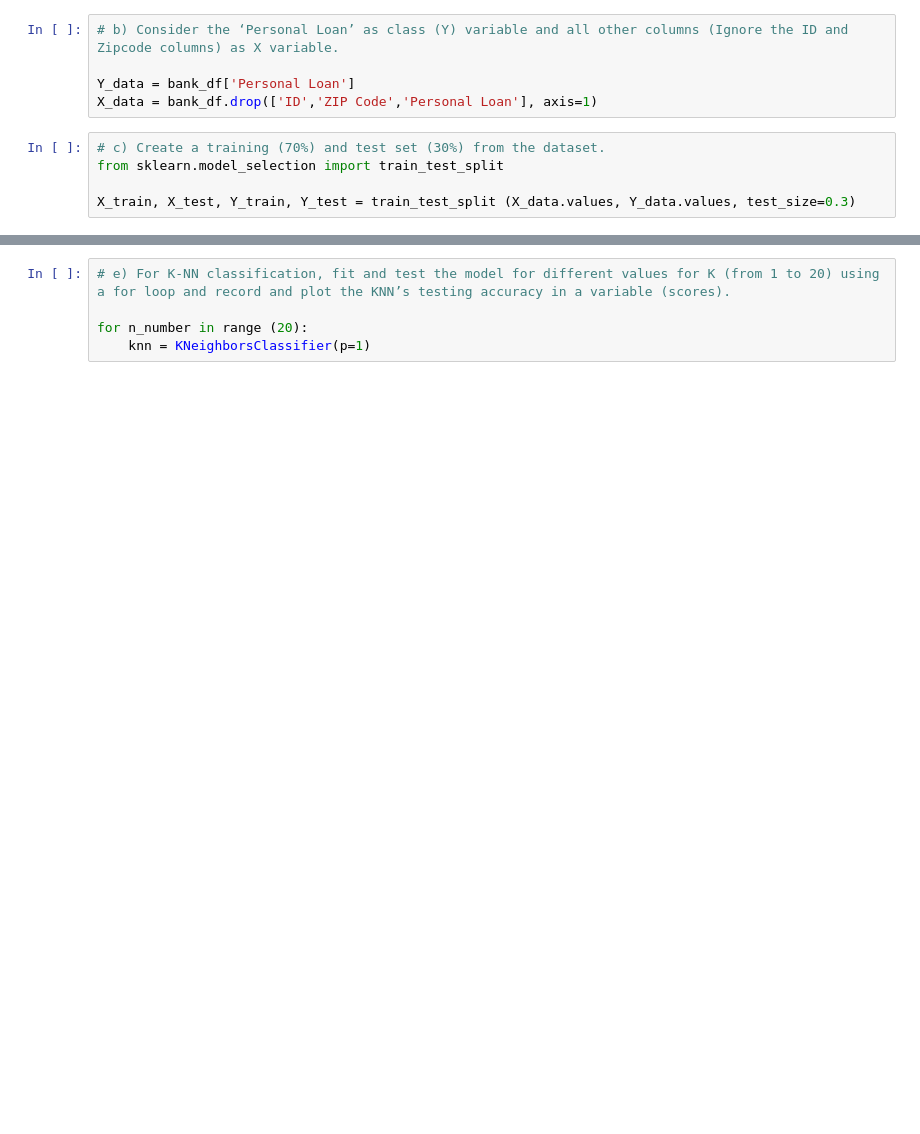
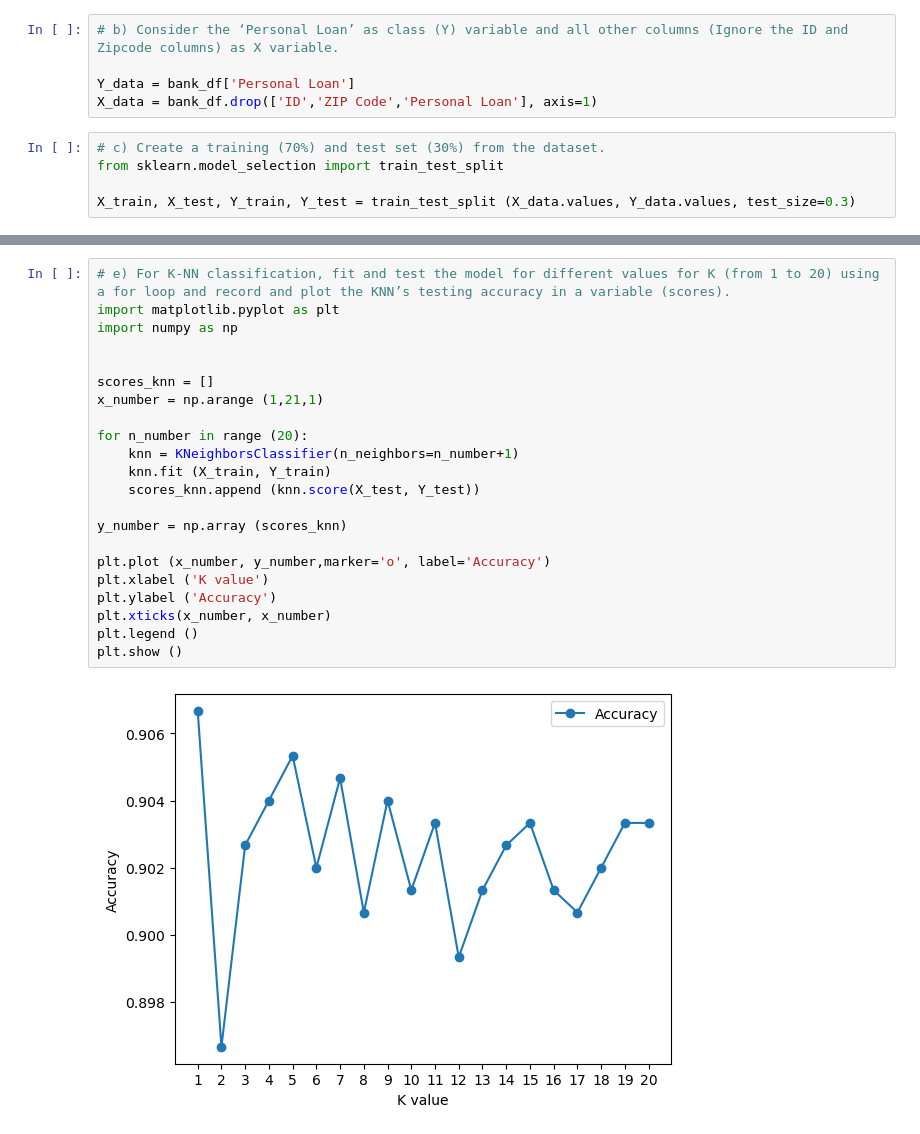
Before and after one commit to lc0312/COSC502, a Jupyter notebook: hw5_Liu.ipynb, the cells around one changed output, grey strips where cells are left out. Cells and saved outputs as stored; diff of their text form; blank space fills up the shorter version.

```diff
--- a/hw5_Liu.ipynb
+++ b/hw5_Liu.ipynb
@@ -54,5 +35,24 @@ Euclidean: 0.9153333333333333
 # %%
 # e) For K-NN classification, fit and test the model for different values for K (from 1 to 20) using a for loop and record and plot the KNN’s testing accuracy in a variable (scores).
+import matplotlib.pyplot as plt
+import numpy as np
+
+
+scores_knn = []
+x_number = np.arange (1,21,1)
 
 for n_number in range (20):
-    knn = KNeighborsClassifier(p=1)
+    knn = KNeighborsClassifier(n_neighbors=n_number+1)
+    knn.fit (X_train, Y_train)
+    scores_knn.append (knn.score(X_test, Y_test))
+
+y_number = np.array (scores_knn)
+
+plt.plot (x_number, y_number,marker='o', label='Accuracy')
+plt.xlabel ('K value')
+plt.ylabel ('Accuracy')
+plt.xticks(x_number, x_number)
+plt.legend ()
+plt.show ()
+# %% [output]
+[figure, added]
```
Also changed, not shown: parts of 6 cells of this notebook.
